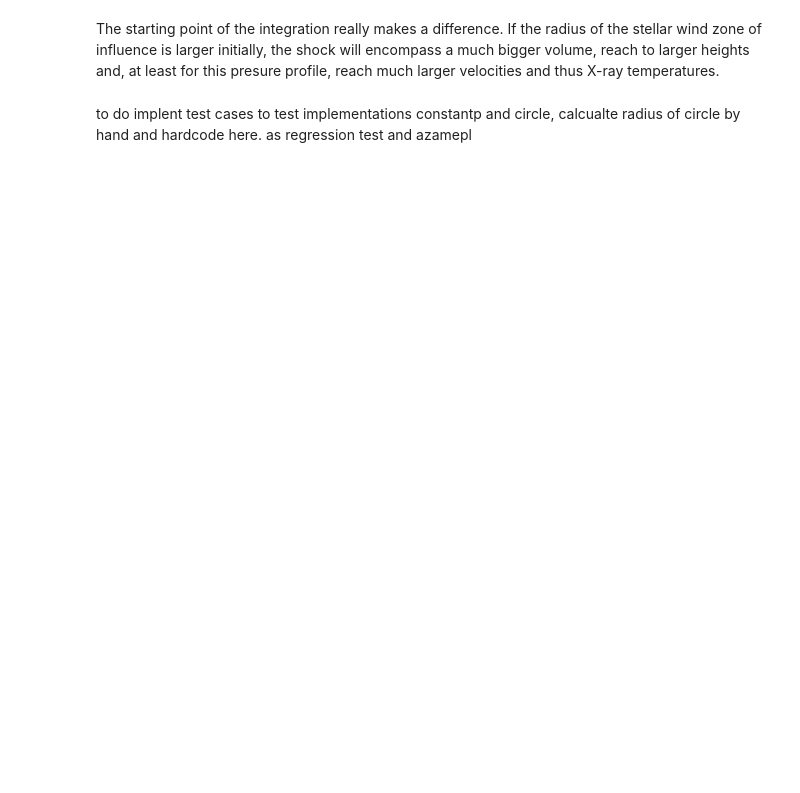
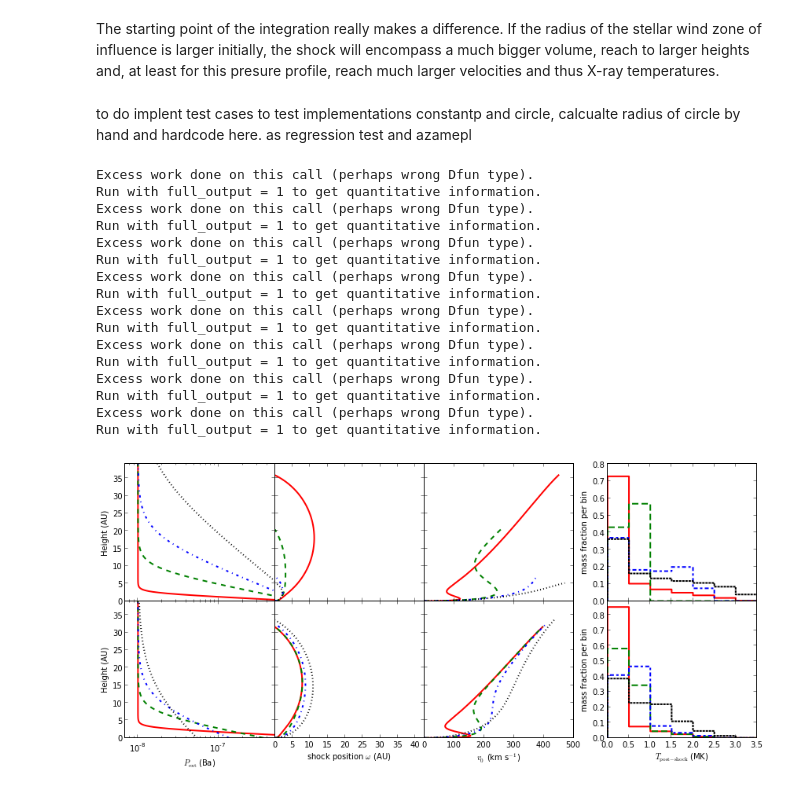
Before and after one commit to hamogu/RecollimationXrayCTTS, a Jupyter notebook: scripts/jet_recol_shocks.ipynb, the cells around one changed output. Saved outputs shown, nothing was run; the diff lists cells and outputs as text; code cells hidden in the pictures; blank space fills up the shorter version.

```diff
--- a/scripts/jet_recol_shocks.ipynb
+++ b/scripts/jet_recol_shocks.ipynb
@@ -295,3 +353,77 @@ The starting point of the integration really makes a difference. If the radius o
 # %% [markdown]
 to do
 implent test cases to test implementations constantp and circle, calcualte radius of circle by hand and hardcode here. as regression test and azamepl
+# %%
+z = np.arange(0,50., .01)
+
+fig = plt.figure(figsize=(12,5.5))
+ax1 = fig.add_axes([.06,.1,.22,.44])
+ax2 = fig.add_axes([.28,.1,.22,.44], sharey = ax1)
+ax3 = fig.add_axes([.5,.1,.22,.44], sharey = ax1)
+ax4 = fig.add_axes([.77,.1,.22,.44])
+ax11 = fig.add_axes([.06,.54,.22,.44], sharey=ax1, sharex=ax1)
+ax21 = fig.add_axes([.28,.54,.22,.44], sharey = ax11, sharex=ax2)
+ax31 = fig.add_axes([.5,.54,.22,.44], sharey = ax11, sharex=ax3)
+ax41 = fig.add_axes([.77,.54,.22,.44], sharex=ax4)
+
+plt.setp([a.get_yticklabels() for a in [ax2, ax3, ax21, ax31]], visible=False)
+plt.setp([a.get_xticklabels() for a in [ax11, ax21,ax31, ax41]], visible=False)
+
+#ax1.set_title('External presure')
+ax1.set_ylabel('Height (AU)')
+ax11.set_ylabel('Height (AU)')
+ax1.set_xlabel(r'$P_{\mathrm{ext}}$ (Ba)')
+ax1.set_xscale('log')
+ax11.set_xscale('log')
+
+#ax2.set_title('Shock location')
+ax2.set_xlabel('shock position $\omega$ (AU)')
+
+#ax3.set_title('Shock velocity')
+ax3.set_xlabel('$v_0$ (km s$^{-1}$)')
+
+#ax4.set_title('Post-Shock temperature')
+ax4.set_xlabel(r'$T_{\mathrm{post-shock}}$ (MK)')
+ax4.set_ylabel('mass fraction per bin')
+ax41.set_ylabel('mass fraction per bin')
+
+for h,c,l in zip([0.5,2,4,8], 'rgbk', ['solid', 'dashed', 'dashdot', 'dotted'] ):
+    pexp = ExpPres(1e-6, h, p_inf = 1e-8)
+    ode = StellarWindShock(pexp, 5e7, 9e14)
+    ode.solve(.01, z)
+    ode.plot_params([ax11,ax21,ax31,ax41], label='$h={0}$ AU'.format(h), bins=np.arange(0,4.,.5), color=c, linestyle=l, linewidth=2)
+
+for h,c,l in zip([0.5,2,4,8], 'rgbk', ['solid', 'dashed', 'dashdot', 'dotted'] ):
+    pexp = ExpPres(1e-6/h**1.5, h, p_inf = 1e-8)
+    ode = StellarWindShock(pexp, 5e7, 9e14)
+    ode.solve(.01, z)
+    ode.plot_params([ax1,ax2,ax3,ax4], label='$h={0}$ AU'.format(h), bins=np.arange(0,4.,.5), color=c, linestyle=l, linewidth=2)
+
+ax3.set_ylim([0, None])
+ax2.set_xlim([0,None])
+ax1.set_ylim([0,39])
+ax1.set_xlim([7e-9,5e-7])
+ax4.set_ylim([0,.89])
+#ax11.set_xlim([7e-9,5e-7])  # This line should not be nessecary, but for some reason the sharex=ax1 does not work.
+set_aspect_equal(ax2)
+#set_aspect_equal(ax21)
+fig.savefig(plotdir + 'P_ext/P_ext.png')
+fig.savefig(plotdir + 'P_ext/P_ext.eps')
+# %% [output]
+Excess work done on this call (perhaps wrong Dfun type).
+Run with full_output = 1 to get quantitative information.
+Excess work done on this call (perhaps wrong Dfun type).
+Run with full_output = 1 to get quantitative information.
+Excess work done on this call (perhaps wrong Dfun type).
+Run with full_output = 1 to get quantitative information.
+Excess work done on this call (perhaps wrong Dfun type).
+Run with full_output = 1 to get quantitative information.
+Excess work done on this call (perhaps wrong Dfun type).
+Run with full_output = 1 to get quantitative information.
+Excess work done on this call (perhaps wrong Dfun type).
+Run with full_output = 1 to get quantitative information.
+Excess work done on this call (perhaps wrong Dfun type).
+Run with full_output = 1 to get quantitative information.
+Excess work done on this call (perhaps wrong Dfun type).
+Run with full_output = 1 to get quantitative information.
+[figure, added]
```
Also changed, not shown: parts of 15 cells of this notebook, 5 other files.
